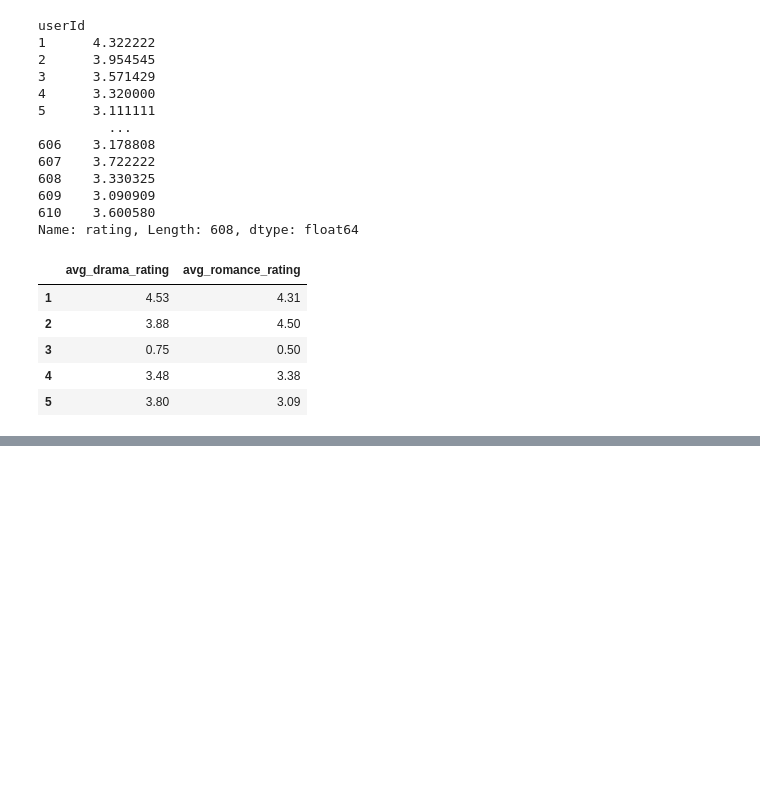
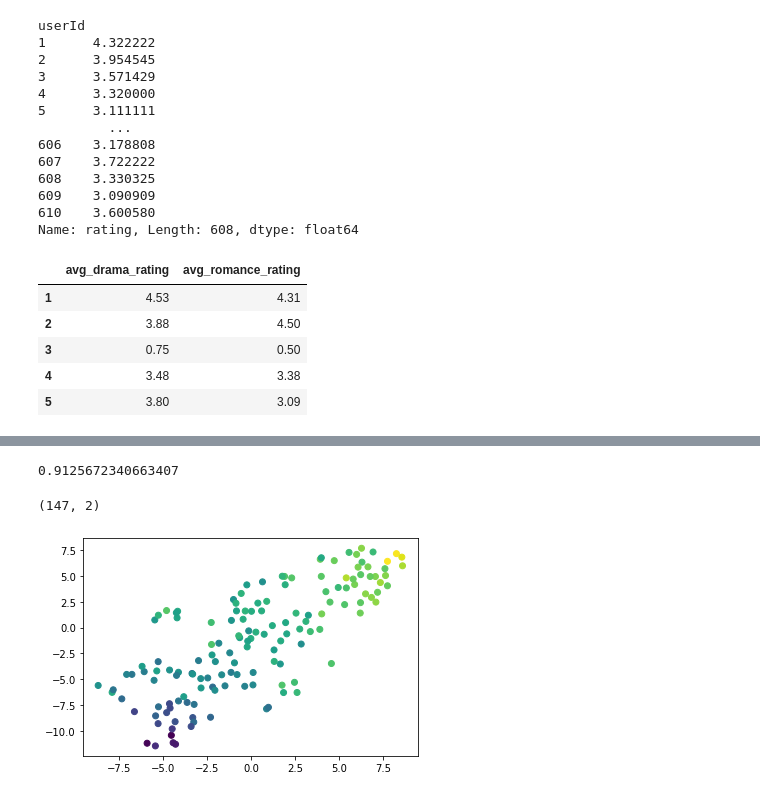
Before and after one commit to blancacarretero/movie-recommendation-engine, a Jupyter notebook: ml-latest-small.ipynb, the cells around one changed output, grey strips where cells are left out. Cells and saved outputs as stored; diff of their text form; code cells hidden in the pictures; blank space fills up the shorter version.

```diff
--- a/ml-latest-small.ipynb
+++ b/ml-latest-small.ipynb
@@ -162,0 +177,3 @@ plt.scatter(clustered['avg_drama_rating'], clustered['avg_romance_rating'], c=cl
+# %%
+labels = top_genre_ratings['avg_drama_rating']
+tgr_df = top_genre_ratings.drop('avg_drama_rating', axis=1)
@@ -162,0 +200,38 @@ plt.scatter(clustered['avg_drama_rating'], clustered['avg_romance_rating'], c=cl
+# %%
+# Standardize your dataset so that columns that contain larger values do not influence the outcome more than columns with smaller values.
+from sklearn.preprocessing import StandardScaler
+
+# standardize our data using scaler
+scaler = StandardScaler()
+top_genres_scaled = scaler.fit_transform(tgr_df)
+# %%
+from sklearn.decomposition import PCA
+
+# Apply Dimensionality Reduction
+# 0.90 to preserve ~90% of explained variance
+pca = PCA(n_components=0.90)
+top_genre_pca = pca.fit_transform(top_genres_scaled)
+
+# PCA converted to dataframe
+top_genre_pca_df = pd.DataFrame(top_genre_pca)
+
+# print sum of explained variance ratio
+pca.explained_variance_ratio_.sum()
+# %% [output]
+0.9125672340663407
+# %%
+from sklearn.manifold import TSNE
+
+#t-SNE model
+
+tsne = TSNE(learning_rate=35)
+tsne_features = tsne.fit_transform(top_genre_pca_df)
+# %%
+tsne_features.shape
+# %% [output]
+(147, 2)
+# %%
+plt.scatter(tsne_features[:,0],tsne_features[:,1], c=labels)
+plt.show()
+# %% [output]
+[figure, added]
```
Also changed, not shown: parts of 23 cells of this notebook.
